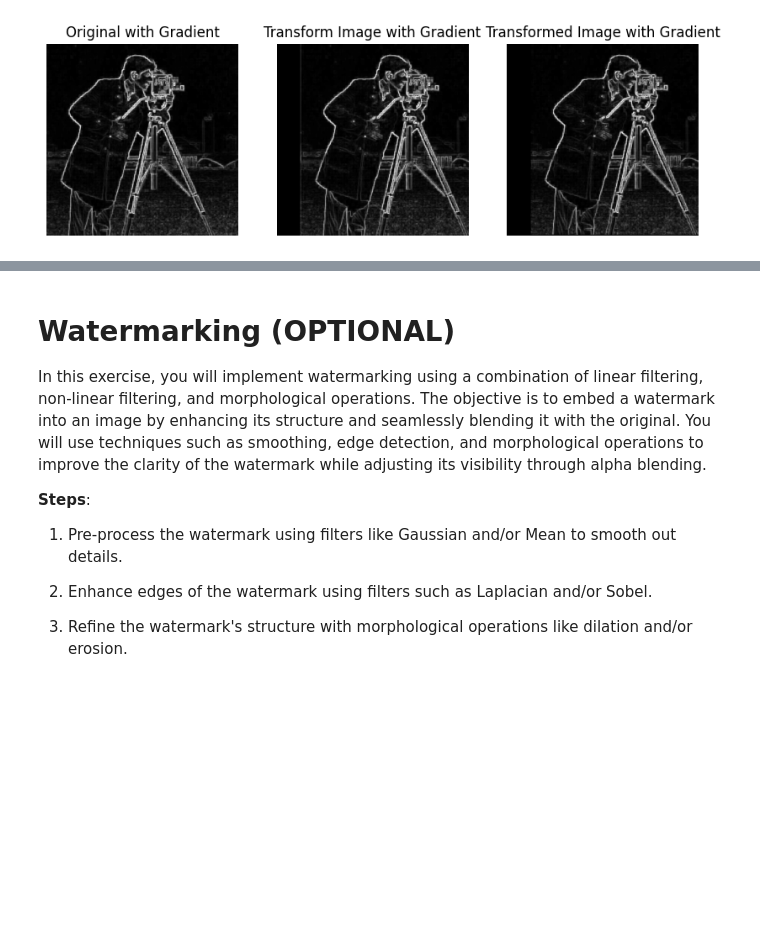
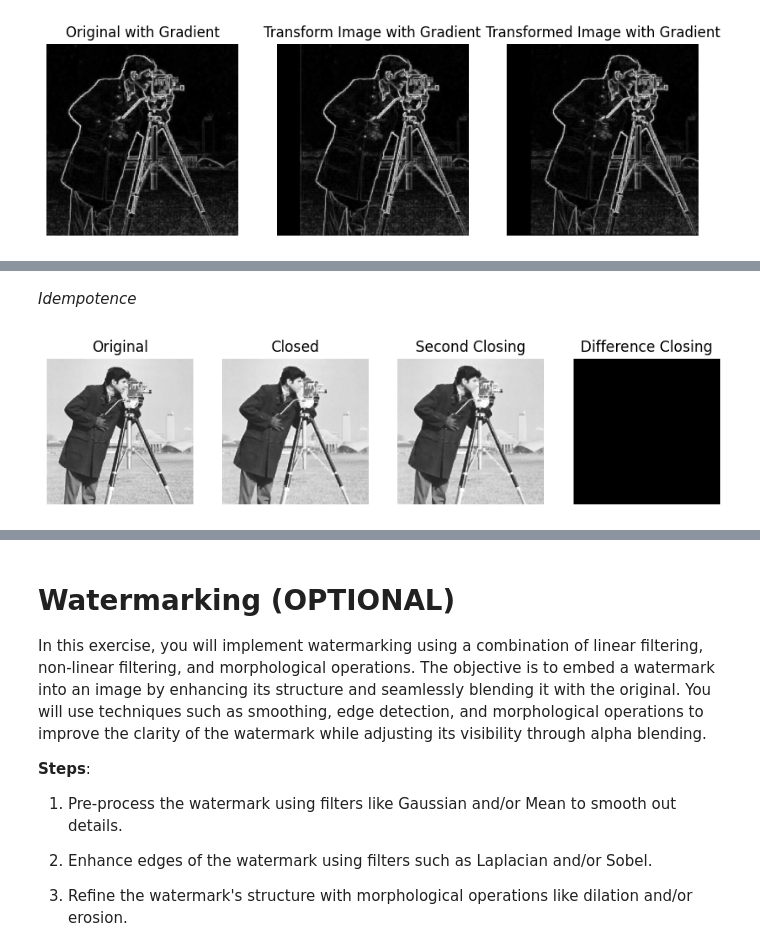
Before and after one commit to EricPrz/Proyecto-2-Vision-Por-Computador, a Jupyter notebook: Project2.ipynb, the cells around one changed output, grey strips where cells are left out. Cells and saved outputs as stored; diff of their text form; code cells hidden in the pictures; blank space fills up the shorter version.

```diff
--- a/Project2.ipynb
+++ b/Project2.ipynb
@@ -474,0 +506,39 @@ fig.show()
+# %% [markdown]
+*Idempotence*
+# %%
+# Load an image
+image = cv2.imread("./images/cameraman.png", 0)
+
+# Define a kernel (e.g., 3x3 square kernel)
+kernel = np.ones((3, 3))
+
+# Apply your closing function
+closed_image = closing(image, kernel)
+
+# Display the image and closed image
+# Your code goes here!
+
+fig, ax = plt.subplots(1, 4, figsize=(10, 5))
+ax[0].imshow(image, cmap='gray', vmin=0, vmax=255)
+ax[0].set_title("Original")
+ax[0].axis("off")
+# Your code goes here!
+ax[1].imshow(closed_image, cmap='gray', vmin=0, vmax=255)
+ax[1].set_title("Closed")
+ax[1].axis("off")
+
+second_closing = closing(closed_image, kernel)
+
+ax[2].imshow(second_closing, cmap='gray', vmin=0, vmax=255)
+ax[2].set_title("Second Closing")
+ax[2].axis("off")
+
+diference_closing = closed_image[2:392, 2:392]  - second_closing
+
+ax[3].imshow(diference_closing, cmap='gray', vmin=0, vmax=255)
+ax[3].set_title("Difference Closing")
+ax[3].axis("off")
+
+fig.show()
+# %% [output]
+[figure, added]
```
Also changed, not shown: parts of 8 cells of this notebook.
